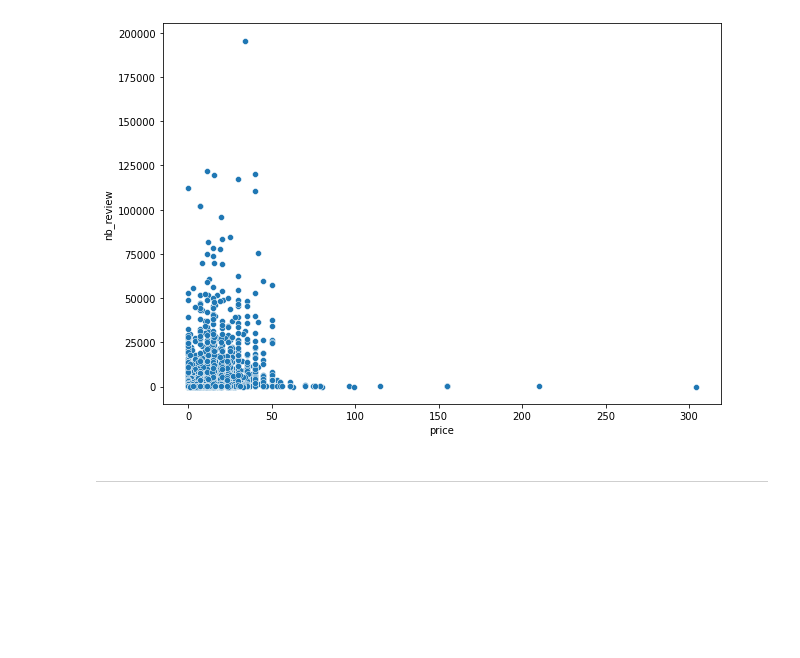
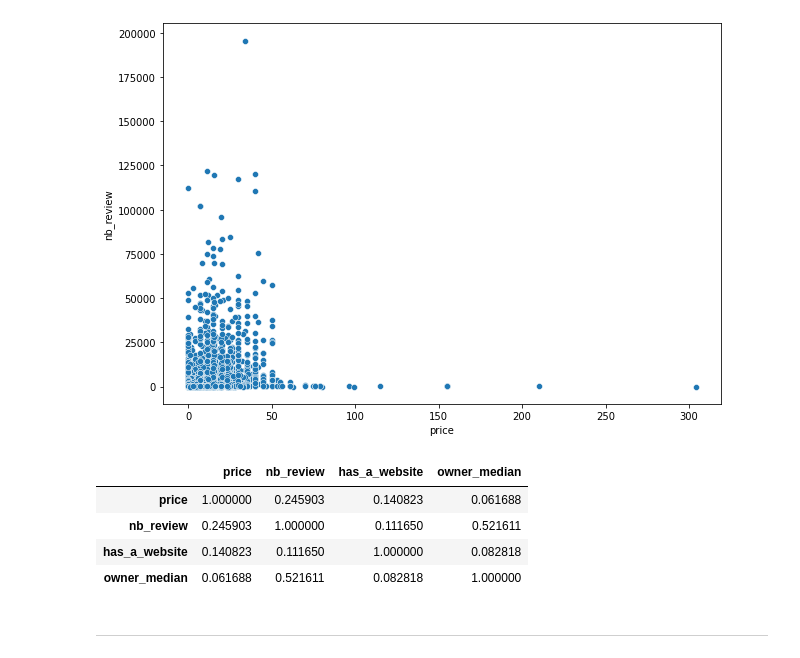
Before and after one commit to Rvanelven/steamator, a Jupyter notebook: notebooks/mathieu_#46_Creation_differents_datasets.ipynb, the cells around one changed output. Saved outputs shown, nothing was run; the diff lists cells and outputs as text; code cells hidden in the pictures; blank space fills up the shorter version.

```diff
--- a/notebooks/mathieu_#46_Creation_differents_datasets.ipynb
+++ b/notebooks/mathieu_#46_Creation_differents_datasets.ipynb
@@ -86,6 +94,14 @@ sns.scatterplot(x="price", y="nb_review",
 # %% [output]
 <AxesSubplot:xlabel='price', ylabel='nb_review'>
 [figure]
+# %%
+b_df[['price', 'nb_review','has_a_website', 'owner_median']].corr().style.background_gradient(cmap='coolwarm', text_color_threshold = 0.700 )
+# %% [output]
+|  | price | nb_review | has_a_website | owner_median |
+| price | 1.000000 | 0.245903 | 0.140823 | 0.061688 |
+| nb_review | 0.245903 | 1.000000 | 0.111650 | 0.521611 |
+| has_a_website | 0.140823 | 0.111650 | 1.000000 | 0.082818 |
+| owner_median | 0.061688 | 0.521611 | 0.082818 | 1.000000 |
 # %% [markdown]
 _____
 # %% [markdown]
```
Also changed, not shown: parts of 15 cells of this notebook, 2 other files.
